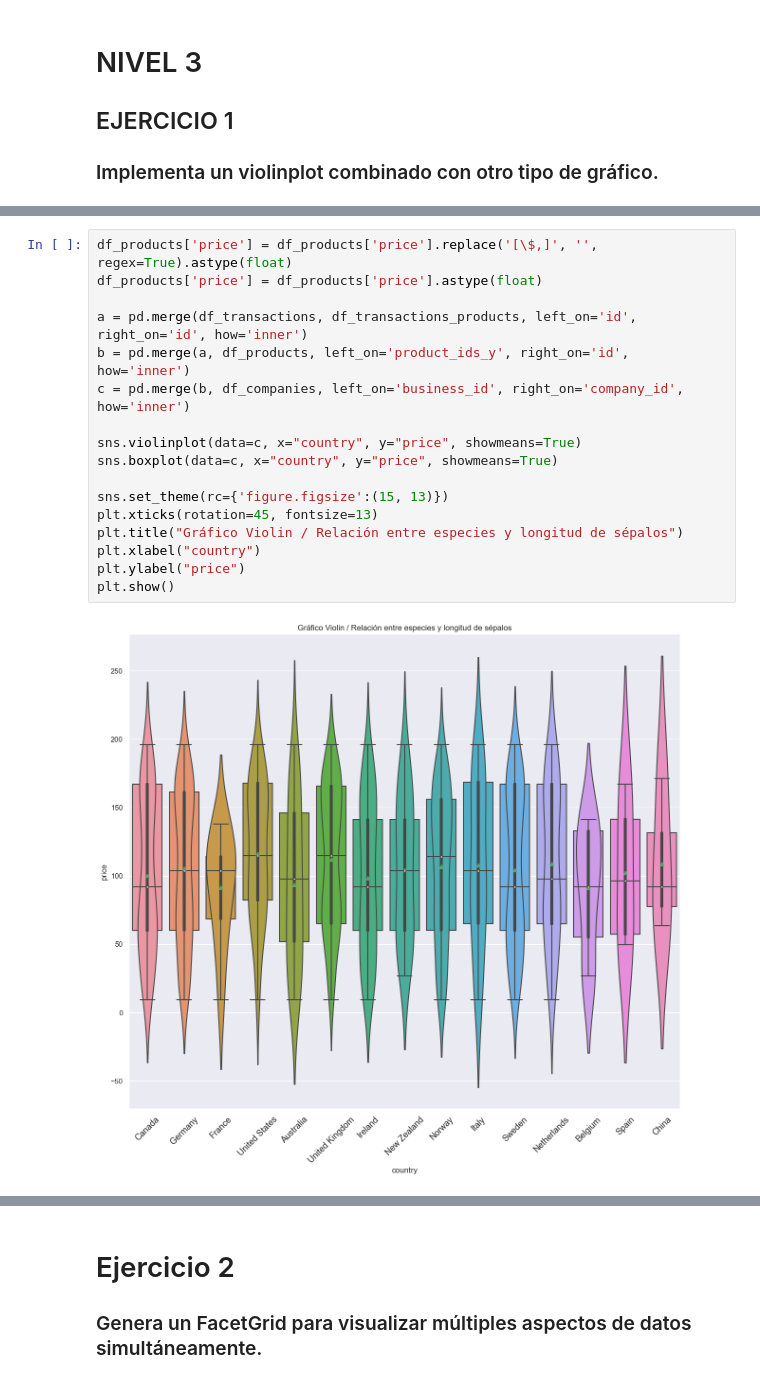
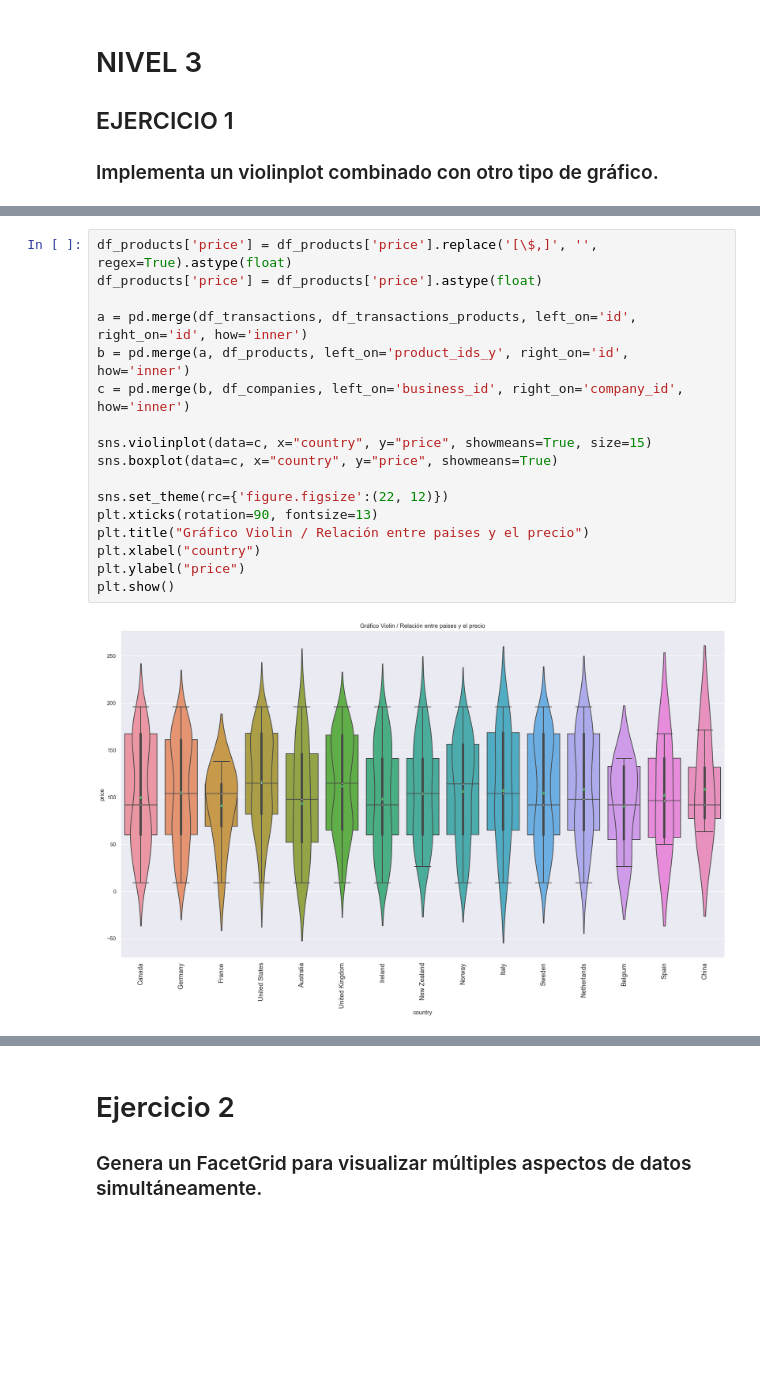
Before and after one commit to shuberth79/Data_Analytics_ITAcademy, a Jupyter notebook: SPRINT 8/8.1/SPRINT 8.1 python (sin claves).ipynb, the cells around one changed output, grey strips where cells are left out. Drawn from its saved outputs; the diff is of its cells as text; blank space fills up the shorter version.

```diff
--- a/SPRINT 8/8.1/SPRINT 8.1 python (sin claves).ipynb
+++ b/SPRINT 8/8.1/SPRINT 8.1 python (sin claves).ipynb
@@ -434,19 +431,19 @@ Muestra la visualización generada usando plt.show().
 # %%
 df_products['price'] = df_products['price'].replace('[\$,]', '', regex=True).astype(float)
 df_products['price'] = df_products['price'].astype(float)
 
 a = pd.merge(df_transactions, df_transactions_products, left_on='id', right_on='id', how='inner')
 b = pd.merge(a, df_products, left_on='product_ids_y', right_on='id', how='inner')
 c = pd.merge(b, df_companies, left_on='business_id', right_on='company_id', how='inner')
 
-sns.violinplot(data=c, x="country", y="price", showmeans=True)
+sns.violinplot(data=c, x="country", y="price", showmeans=True, size=15)
 sns.boxplot(data=c, x="country", y="price", showmeans=True)
 
-sns.set_theme(rc={'figure.figsize':(15, 13)})
-plt.xticks(rotation=45, fontsize=13)
-plt.title("Gráfico Violin / Relación entre especies y longitud de sépalos")
+sns.set_theme(rc={'figure.figsize':(22, 12)})
+plt.xticks(rotation=90, fontsize=13)
+plt.title("Gráfico Violin / Relación entre paises y el precio")
 plt.xlabel("country")
 plt.ylabel("price")
 plt.show()
 # %% [output]
-[figure, old version]
+[figure, new version]
```
Also changed, not shown: parts of 3 cells of this notebook.
